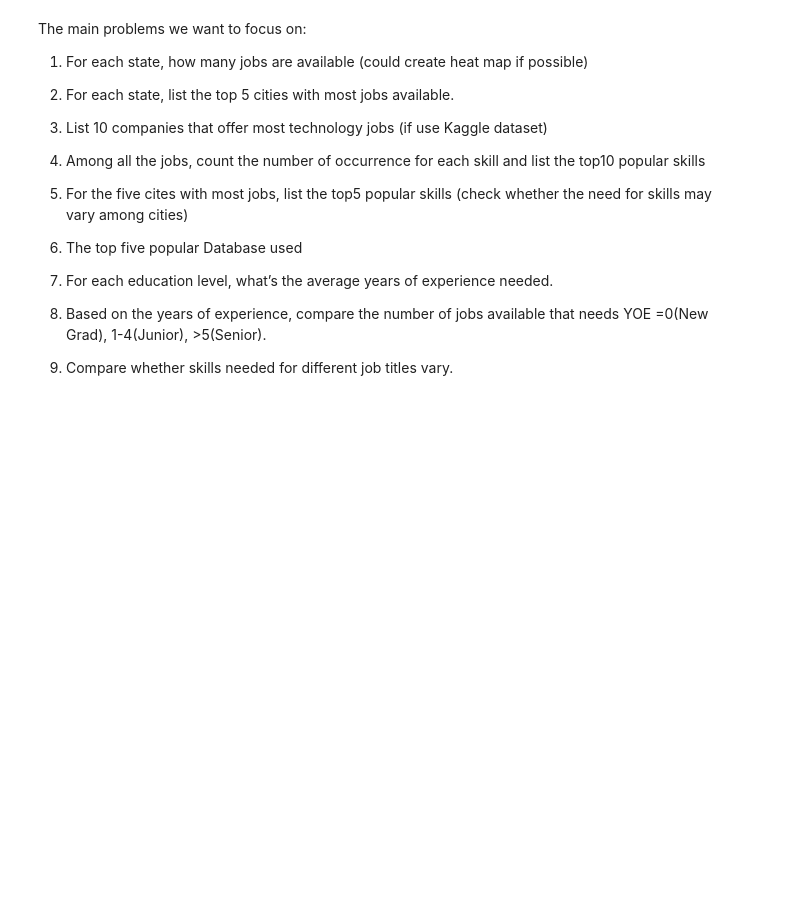
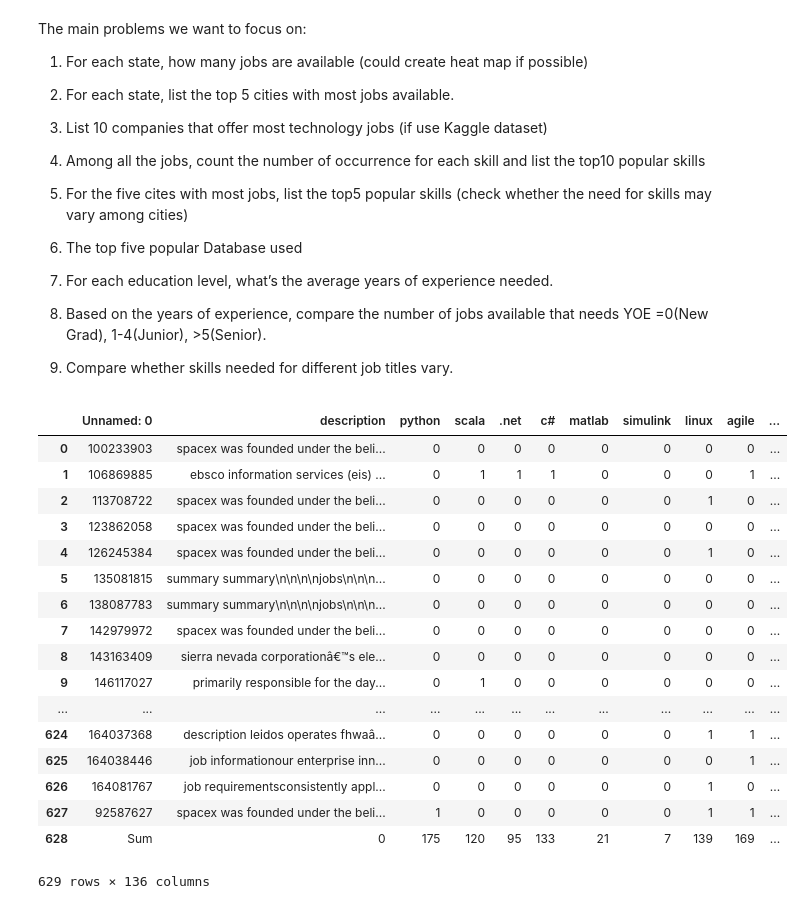
Before and after one commit to Leona-Hu/Skill-Finder, a Jupyter notebook: Skill_Finder_Analysis.ipynb, the cells around one changed output. Cells and saved outputs as stored; diff of their text form; code cells hidden in the pictures; blank space fills up the shorter version.

```diff
--- a/Skill_Finder_Analysis.ipynb
+++ b/Skill_Finder_Analysis.ipynb
@@ -28,0 +34,21 @@ DSio = 'DataScientistData/outputDataScientist.xlsx'
+# %%
+sde_data
+# %% [output]
+|  | Unnamed: 0 | description | python | scala | .net | c# | matlab | simulink | linux | agile | ... |
+| 0 | 100233903 | spacex was founded under the beli... | 0 | 0 | 0 | 0 | 0 | 0 | 0 | 0 | ... |
+| 1 | 106869885 | ebsco information services (eis) ... | 0 | 1 | 1 | 1 | 0 | 0 | 0 | 1 | ... |
+| 2 | 113708722 | spacex was founded under the beli... | 0 | 0 | 0 | 0 | 0 | 0 | 1 | 0 | ... |
+| 3 | 123862058 | spacex was founded under the beli... | 0 | 0 | 0 | 0 | 0 | 0 | 0 | 0 | ... |
+| 4 | 126245384 | spacex was founded under the beli... | 0 | 0 | 0 | 0 | 0 | 0 | 1 | 0 | ... |
+| 5 | 135081815 | summary summary\n\n\n\njobs\n\n\n... | 0 | 0 | 0 | 0 | 0 | 0 | 0 | 0 | ... |
+| 6 | 138087783 | summary summary\n\n\n\njobs\n\n\n... | 0 | 0 | 0 | 0 | 0 | 0 | 0 | 0 | ... |
+| 7 | 142979972 | spacex was founded under the beli... | 0 | 0 | 0 | 0 | 0 | 0 | 0 | 0 | ... |
+| 8 | 143163409 | sierra nevada corporationâ€™s ele... | 0 | 0 | 0 | 0 | 0 | 0 | 0 | 0 | ... |
+| 9 | 146117027 | primarily responsible for the day... | 0 | 1 | 0 | 0 | 0 | 0 | 0 | 0 | ... |
+| ... | ... | ... | ... | ... | ... | ... | ... | ... | ... | ... | ... |
+| 624 | 164037368 | description leidos operates fhwaâ... | 0 | 0 | 0 | 0 | 0 | 0 | 1 | 1 | ... |
+| 625 | 164038446 | job informationour enterprise inn... | 0 | 0 | 0 | 0 | 0 | 0 | 0 | 1 | ... |
+| 626 | 164081767 | job requirementsconsistently appl... | 0 | 0 | 0 | 0 | 0 | 0 | 1 | 0 | ... |
+| 627 | 92587627 | spacex was founded under the beli... | 1 | 0 | 0 | 0 | 0 | 0 | 1 | 1 | ... |
+| 628 | Sum | 0 | 175 | 120 | 95 | 133 | 21 | 7 | 139 | 169 | ... |
+629 rows × 136 columns
```
Also changed, not shown: parts of 13 cells of this notebook.
